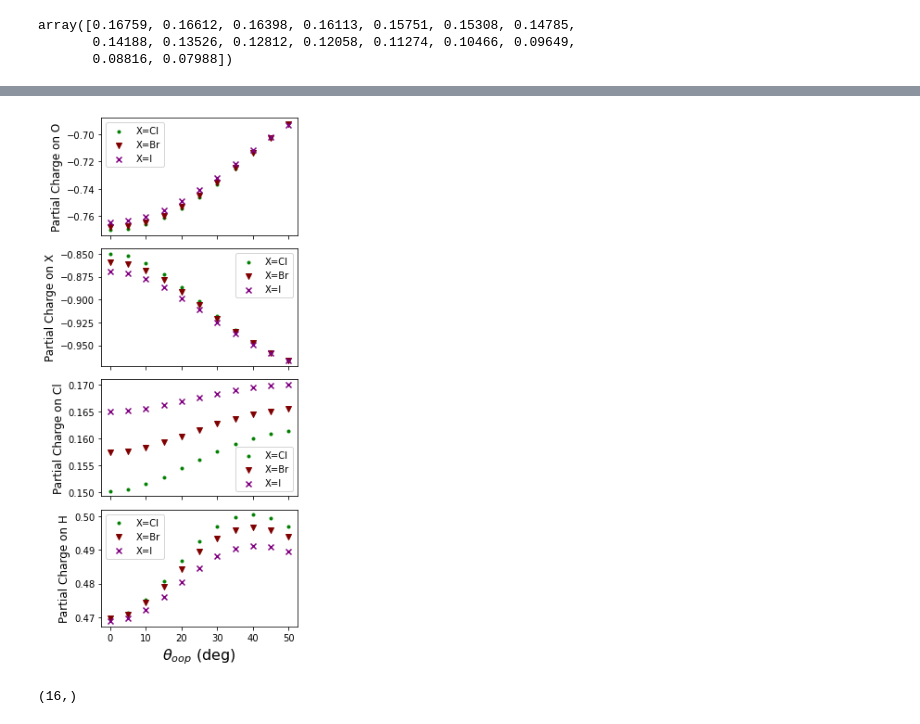
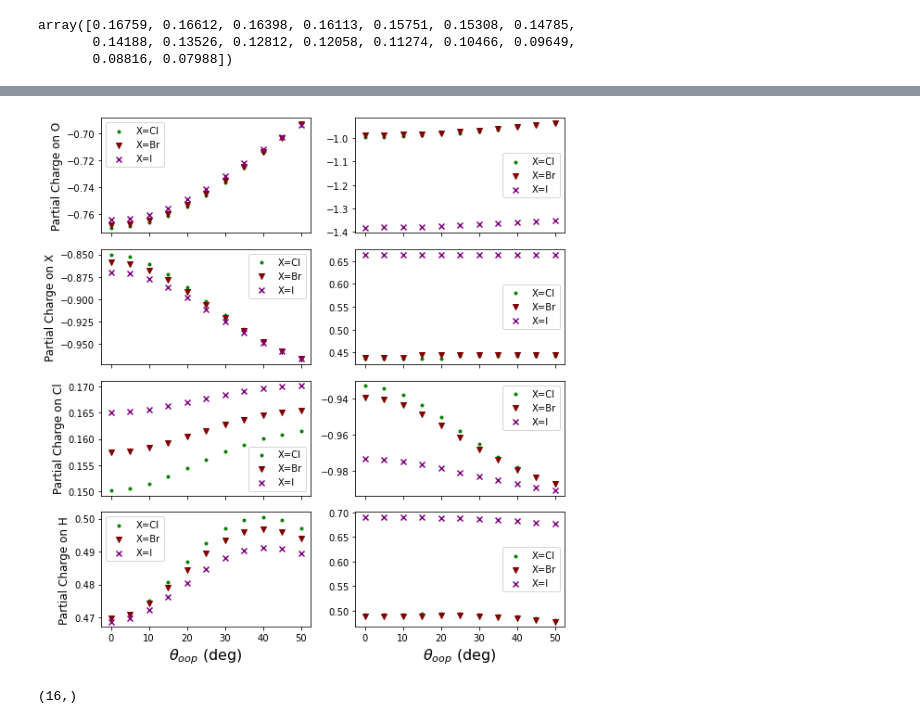
Before and after one commit to cgavinh/mccoy_hocl, a Jupyter notebook: HOCl_working.ipynb, the cells around one changed output, grey strips where cells are left out. Saved outputs shown, nothing was run; the diff lists cells and outputs as text; code cells hidden in the pictures.

```diff
--- a/Untitled.ipynb
+++ b/HOCl_working.ipynb
@@ -435,9 +437,12 @@ def pull_charges(file, rearrange=False):
     return np.asarray(l, dtype=float)
 # %%
 clhocl_oop_nbo = pull_charges('oop_s_rOH_opt/clhocl/natural_charges.txt', rearrange=True)
-#ihocl_nbo = pull_charges('oop_s_rOH_opt/ihocl/natural_charges.txt', rearrange=True)
+ihocl_oop_nbo = pull_charges('oop_s_rOH_opt/ihocl/natural_charges.txt', rearrange=True)
 brhocl_oop_nbo = pull_charges('oop_s_rOH_opt/brhocl/natural_charges.txt', rearrange=True)
 brhocl_oop_pp_nbo = pull_charges('oop_s_rOH_opt/brhocl_pp/natural_charges.txt', rearrange=True)
+clhod_oop_nbo = pull_charges('oop_s_rOH_opt/clhod/natural_charges.txt')
+brhod_oop_nbo = pull_charges('oop_s_rOH_opt/brhod/natural_charges.txt')
+ihod_oop_nbo = pull_charges('oop_s_rOH_opt/ihod/natural_charges.txt')
 # %%
 clhocl_rOH_nbo[:,1]
 # %% [output]
@@ -608,45 +615,38 @@ Canvas(toolbar=Toolbar(toolitems=[('Home', 'Reset original view', 'home', 'home'
 # %%
 %matplotlib inline
-fig, axs = plt.subplots(4, 1, sharex=True)
+fig, axs = plt.subplots(4, 2, sharex=True)
 
 
 oop = np.arange(0,55,5)
-axs[0].scatter(oop, clhocl_nbo[:,0], label="X=Cl", color='green', marker='.')
-axs[1].scatter(oop, clhocl_nbo[:,1], label="X=Cl", color='green', marker='.')
-axs[2].scatter(oop, clhocl_nbo[:,2], label="X=Cl", color='green', marker='.')
-axs[3].scatter(oop, clhocl_nbo[:,3], label="X=Cl", color='green', marker='.')
-
-axs[0].scatter(oop, brhocl_nbo[:,0], label="X=Br", color='maroon', marker='v')
-axs[1].scatter(oop, brhocl_nbo[:,1], label="X=Br", color='maroon', marker='v')
-axs[2].scatter(oop, brhocl_nbo[:,2], label="X=Br", color='maroon', marker='v')
-axs[3].scatter(oop, brhocl_nbo[:,3], label="X=Br", color='maroon', marker='v')
-
-axs[0].scatter(oop, ihocl_nbo[:,0], label="X=I", color='purple', marker='x')
-axs[1].scatter(oop, ihocl_nbo[:,1], label="X=I", color='purple', marker='x')
-axs[2].scatter(oop, ihocl_nbo[:,2], label="X=I", color='purple', marker='x')
-axs[3].scatter(oop, ihocl_nbo[:,3], label="X=I", color='purple', marker='x')
-
+for i in range(4): axs[i,0].scatter(oop, clhocl_oop_nbo[:,i], label="X=Cl", color='green', marker='.')
+for i in range(4): axs[i,0].scatter(oop, brhocl_oop_nbo[:,i], label="X=Br", color='maroon', marker='v')
+for i in range(4): axs[i,0].scatter(oop, ihocl_oop_nbo[:,i], label="X=I", color='purple', marker='x')
+for i in range(4): axs[i,1].scatter(oop, clhod_oop_nbo[:,i], label="X=Cl", color='green', marker='.')
+for i in range(4): axs[i,1].scatter(oop, brhod_oop_nbo[:,i], label="X=Br", color='maroon', marker='v')
+for i in range(4): axs[i,1].scatter(oop, ihod_oop_nbo[:,i], label="X=I", color='purple', marker='x')
 
 for a in axs:
-    a.legend(loc='best')
+    for b in a:
+        b.legend(loc='best')
 
 #axs[0].set_title("NBO tz")
-axs[0].set_ylabel("Partial Charge on O", fontsize=12)
-axs[1].set_ylabel("Partial Charge on X", fontsize=12)
-axs[2].set_ylabel("Partial Charge on Cl", fontsize=12)
-axs[3].set_ylabel("Partial Charge on H", fontsize=12)
+axs[0,0].set_ylabel("Partial Charge on O", fontsize=12)
+axs[1,0].set_ylabel("Partial Charge on X", fontsize=12)
+axs[2,0].set_ylabel("Partial Charge on Cl", fontsize=12)
+axs[3,0].set_ylabel("Partial Charge on H", fontsize=12)
 
-axs[3].set_xlabel(r'$\theta_{oop}$ (deg)', fontsize=16)
+axs[3,0].set_xlabel(r'$\theta_{oop}$ (deg)', fontsize=16)
+axs[3,1].set_xlabel(r'$\theta_{oop}$ (deg)', fontsize=16)
 
 
 fig.subplots_adjust(wspace = 0, hspace = 0)
-fig.set_size_inches(w=4,h=8.5)
+fig.set_size_inches(w=8,h=8.5)
 
 plt.tight_layout()
 
 plt.savefig('natural_charges.pdf')
 # %% [output]
-[figure, old version]
+[figure, new version]
 # %%
 clhocl_rOH_nbo[:,0].shape
 # %% [output]
```
Also changed, not shown: parts of 12 cells of this notebook, 2 other files.
